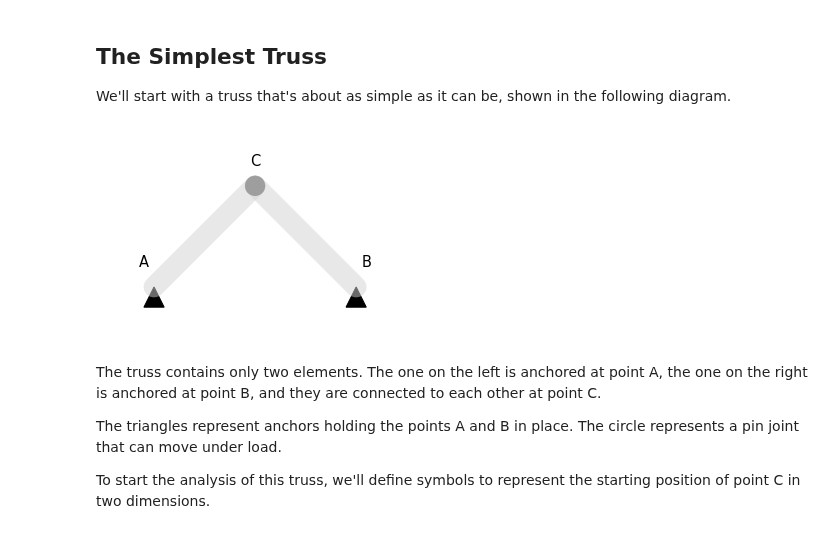
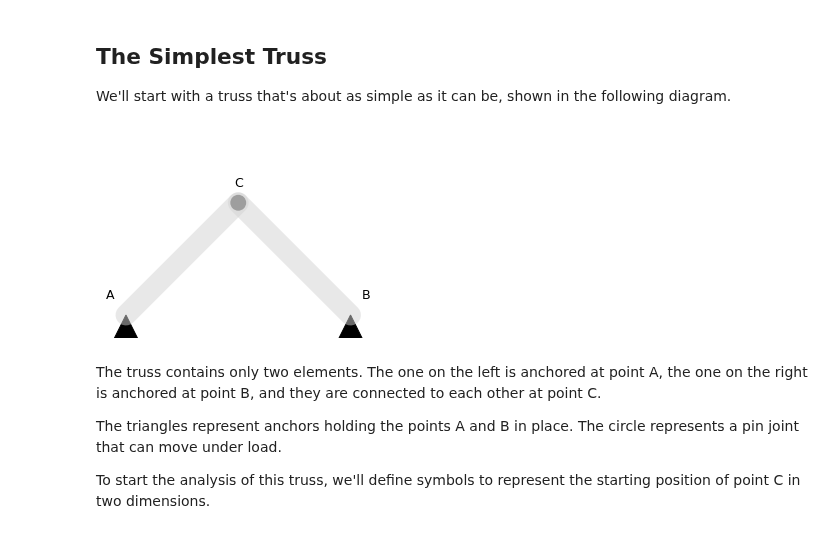
Before and after one commit to AllenDowney/ThinkLinearAlgebra, a Jupyter notebook: soln/truss.ipynb, the cells around one changed output. Cells and saved outputs as stored; diff of their text form; code cells hidden in the pictures.

```diff
--- a/soln/truss.ipynb
+++ b/soln/truss.ipynb
@@ -112,12 +109,23 @@ def diagram_truss(draw_pin=True):
 # %%
-diagram_truss()
-plt.xlim(-1.5, 1.5)
-plt.ylim(-1.5, 0.5)
+from utils import diagram_truss
+
+# Define endpoints of truss members (undisplaced)
+l = 0.15
+lower_left = np.array([-l, -l])
+lower_right = np.array([l, -l])
+top = np.array([0, 0])
+nodes = lower_left, lower_right, top
+
+diagram_truss(nodes, add_vectors=False)
+
+lim = 1.2 * l
+plt.xlim(-lim, lim)
+plt.ylim(-lim, lim/2)
 plt.gca().set_aspect('equal')
 plt.axis('off')
 None
 # %% [output]
-[figure, old version]
+[figure, new version]
 # %% [markdown]
 The truss contains only two elements.
 The one on the left is anchored at point A, the one on the right is anchored at point B, and they are connected to each other at point C.
```
Also changed, not shown: parts of 21 cells of this notebook, 1 other file.
